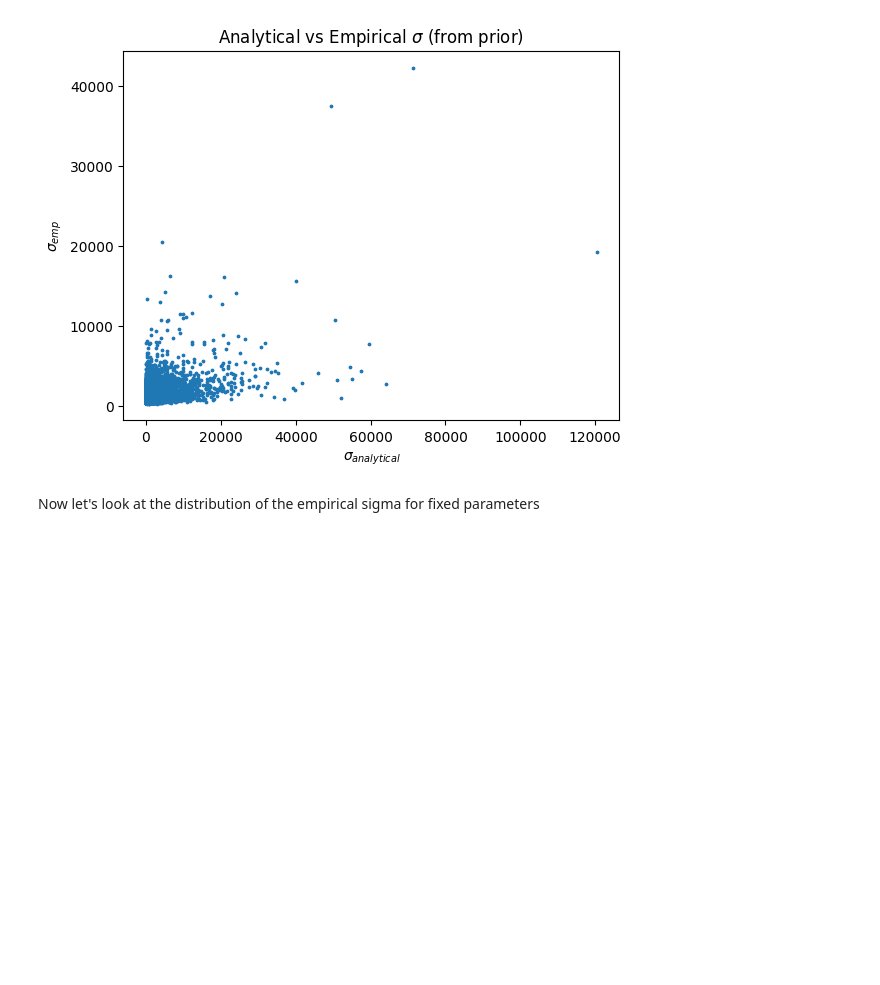
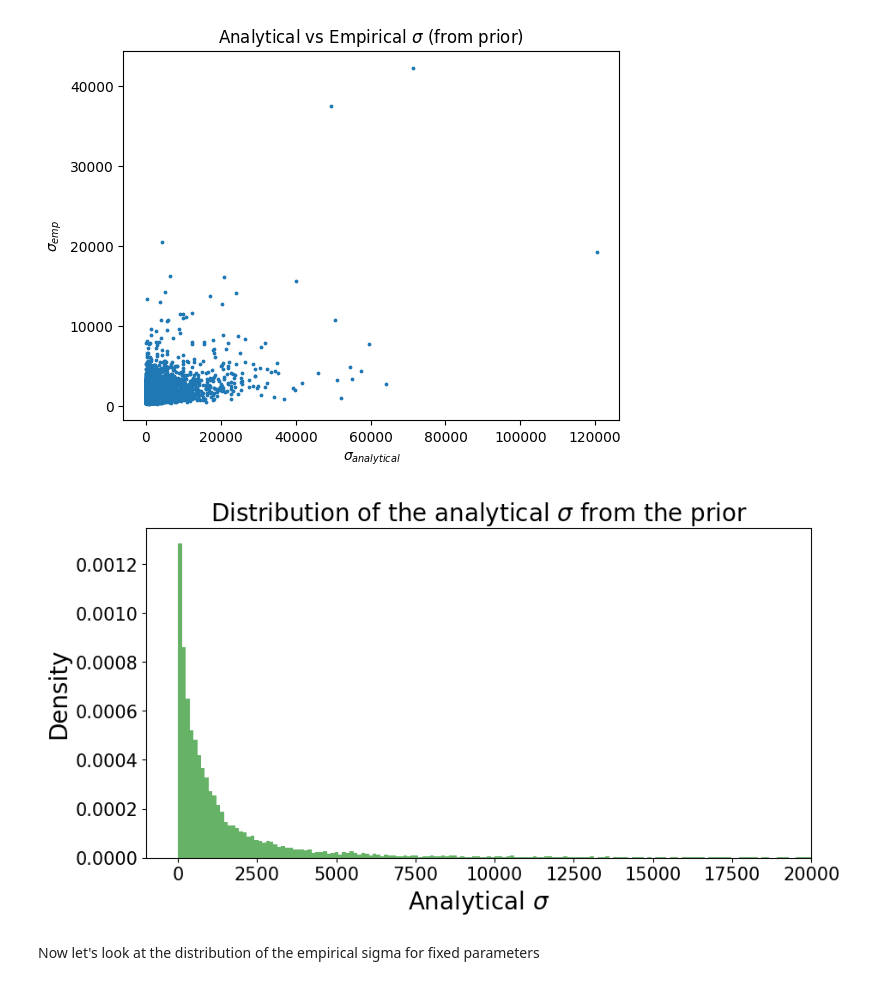
Before and after one commit to jacopocarotenuto/SBI_RedBloodCells, a Jupyter notebook: results.ipynb, the cells around one changed output. Saved outputs shown, nothing was run; the diff lists cells and outputs as text; code cells hidden in the pictures; blank space fills up the shorter version.

```diff
--- a/results.ipynb
+++ b/results.ipynb
@@ -369,6 +452,18 @@ plt.ylabel(r"$\sigma_{emp}$")
 plt.title("Analytical vs Empirical $\sigma$ (from prior)");
 # %% [output]
 [figure]
+# %%
+plt.figure(figsize=(10, 5))
+plt.title("Distribution of the analytical $\sigma$ from the prior", fontsize=20)
+plt.xlabel(r"Analytical $\sigma$", fontsize=20)
+plt.ylabel("Density", fontsize=20)
+plt.hist(sigma_from_prior, bins=int(1e3), density=True, alpha=0.6, color='g')
+plt.xlim(-1000, 20000)
+plt.xticks(fontsize=15)
+plt.yticks(fontsize=15)
+plt.show();
+# %% [output]
+[figure, added]
 # %% [markdown]
 Now let's look at the distribution of the empirical sigma for fixed parameters
 # %%
```
Also changed, not shown: parts of 18 cells of this notebook, 3 other files.
